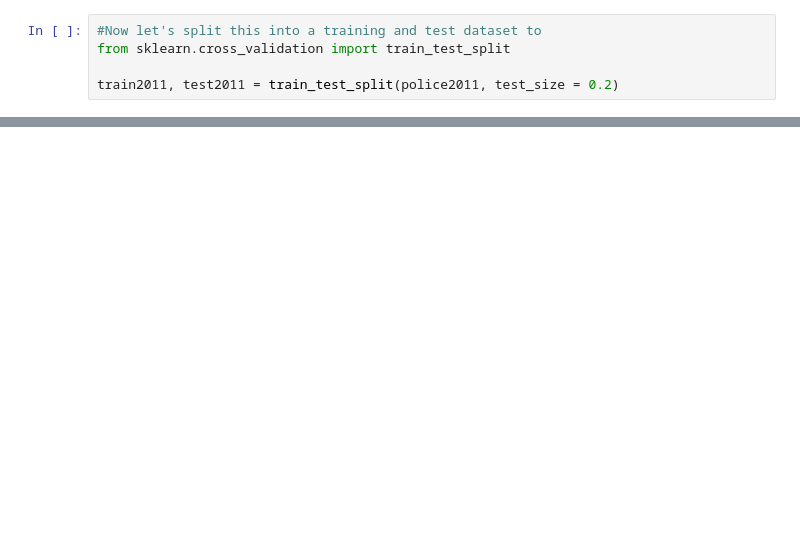
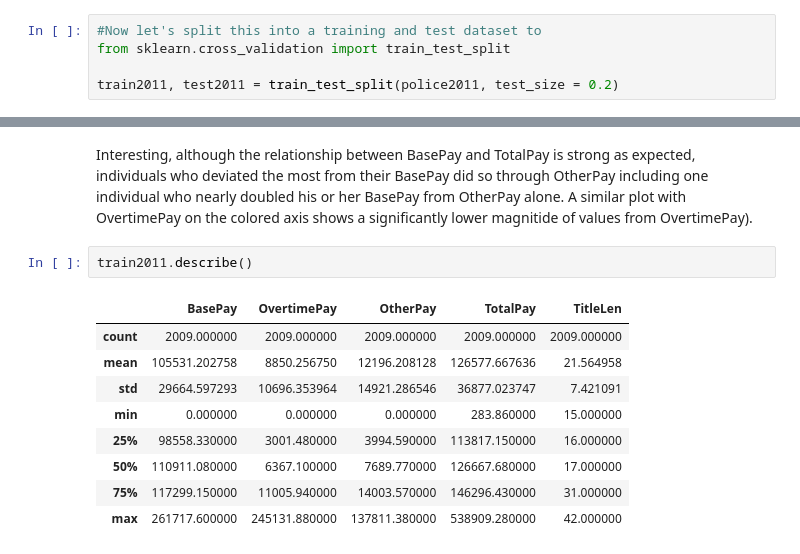
Before and after one commit to ramalldf/informatics, a Jupyter notebook: sfpd_2011.ipynb, the cells around one changed output, grey strips where cells are left out. Cells and saved outputs as stored; diff of their text form; blank space fills up the shorter version.

```diff
--- a/sfpd_2011.ipynb
+++ b/sfpd_2011.ipynb
@@ -52,3 +77,17 @@ train2011.plot(kind= 'scatter', x= 'BasePay',y= 'TotalPay', c= 'OvertimePay',s=
 [interactive output not drawn]
 [interactive output not drawn]
 <matplotlib.axes._subplots.AxesSubplot at 0x...>
+# %% [markdown]
+Interesting, although the relationship between BasePay and TotalPay is strong as expected, individuals who deviated the most from their BasePay did so through OtherPay including one individual who nearly doubled his or her BasePay from OtherPay alone. A similar plot with OvertimePay on the colored axis shows a significantly lower magnitide of values from OvertimePay).
+# %%
+train2011.describe()
+# %% [output]
+|  | BasePay | OvertimePay | OtherPay | TotalPay | TitleLen |
+| count | 2009.000000 | 2009.000000 | 2009.000000 | 2009.000000 | 2009.000000 |
+| mean | 105531.202758 | 8850.256750 | 12196.208128 | 126577.667636 | 21.564958 |
+| std | 29664.597293 | 10696.353964 | 14921.286546 | 36877.023747 | 7.421091 |
+| min | 0.000000 | 0.000000 | 0.000000 | 283.860000 | 15.000000 |
+| 25% | 98558.330000 | 3001.480000 | 3994.590000 | 113817.150000 | 16.000000 |
+| 50% | 110911.080000 | 6367.100000 | 7689.770000 | 126667.680000 | 17.000000 |
+| 75% | 117299.150000 | 11005.940000 | 14003.570000 | 146296.430000 | 31.000000 |
+| max | 261717.600000 | 245131.880000 | 137811.380000 | 538909.280000 | 42.000000 |
```
Also changed, not shown: parts of 23 cells of this notebook.
